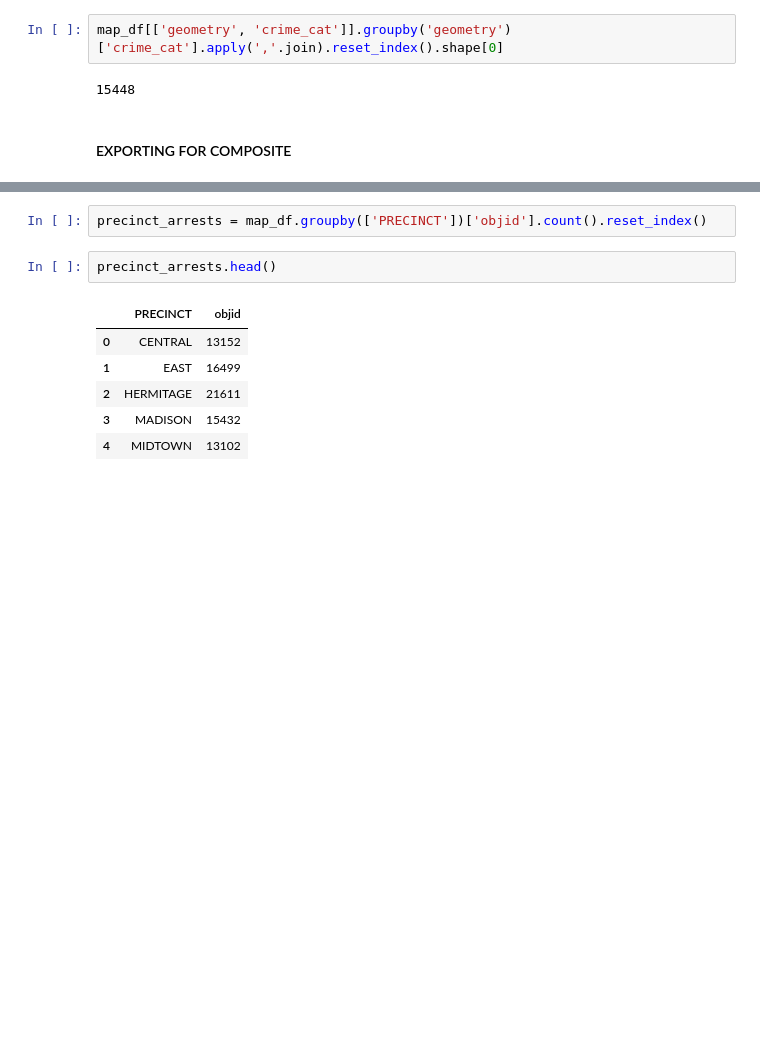
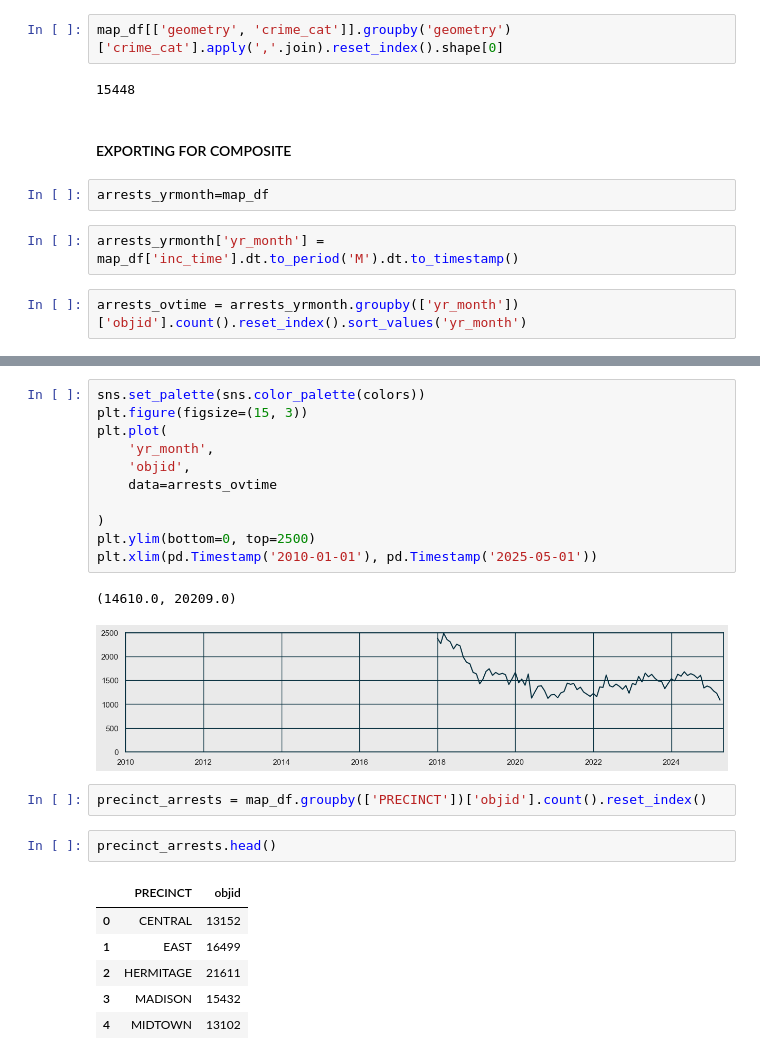
Before and after one commit to lou-knoble/capstone-nash-community-analysis, a Jupyter notebook: notebooks/crime_analysis.ipynb, the cells around one changed output, grey strips where cells are left out. Saved outputs shown, nothing was run; the diff lists cells and outputs as text; blank space fills up the shorter version.

```diff
--- a/notebooks/crime_analysis.ipynb
+++ b/notebooks/crime_analysis.ipynb
@@ -1102,3 +1102,9 @@ map_df[['geometry', 'crime_cat']].groupby('geometry')['crime_cat'].apply(','.joi
 15448
 # %% [markdown]
 #### EXPORTING FOR COMPOSITE
+# %%
+arrests_yrmonth=map_df
+# %%
+arrests_yrmonth['yr_month'] = map_df['inc_time'].dt.to_period('M').dt.to_timestamp()
+# %%
+arrests_ovtime = arrests_yrmonth.groupby(['yr_month'])['objid'].count().reset_index().sort_values('yr_month')
@@ -1105,3 +1127,17 @@ map_df[['geometry', 'crime_cat']].groupby('geometry')['crime_cat'].apply(','.joi
+# %%
+sns.set_palette(sns.color_palette(colors))
+plt.figure(figsize=(15, 3))
+plt.plot(
+    'yr_month',
+    'objid',
+    data=arrests_ovtime
+
+)
+plt.ylim(bottom=0, top=2500)
+plt.xlim(pd.Timestamp('2010-01-01'), pd.Timestamp('2025-05-01'))
+# %% [output]
+(14610.0, 20209.0)
+[figure, added]
 # %%
 precinct_arrests = map_df.groupby(['PRECINCT'])['objid'].count().reset_index()
 # %%
```
Also changed, not shown: parts of 12 cells of this notebook.
